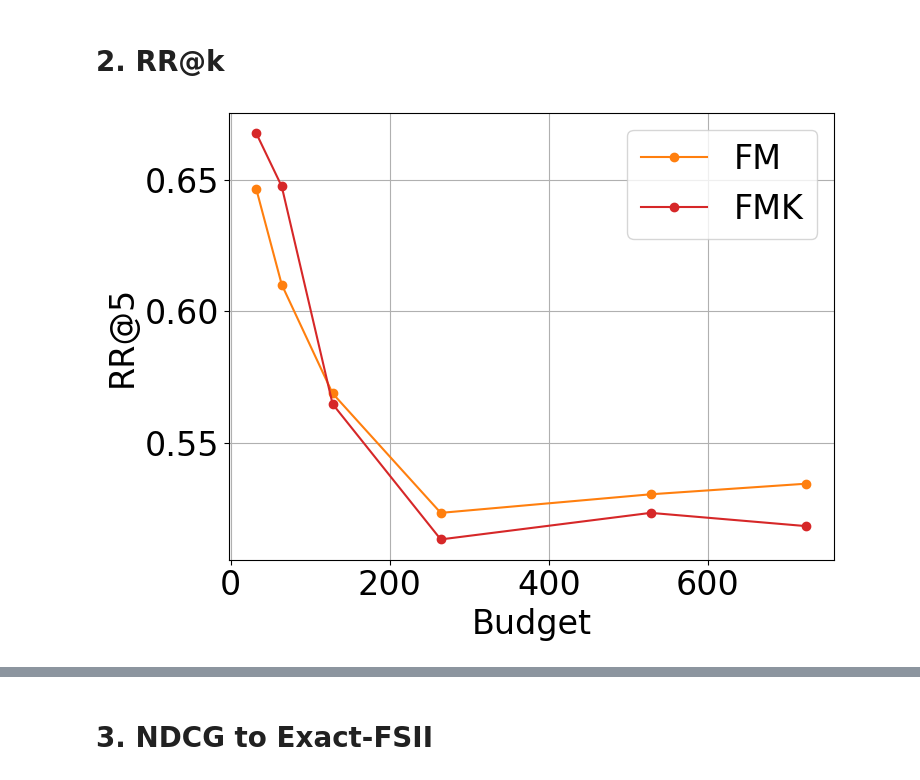
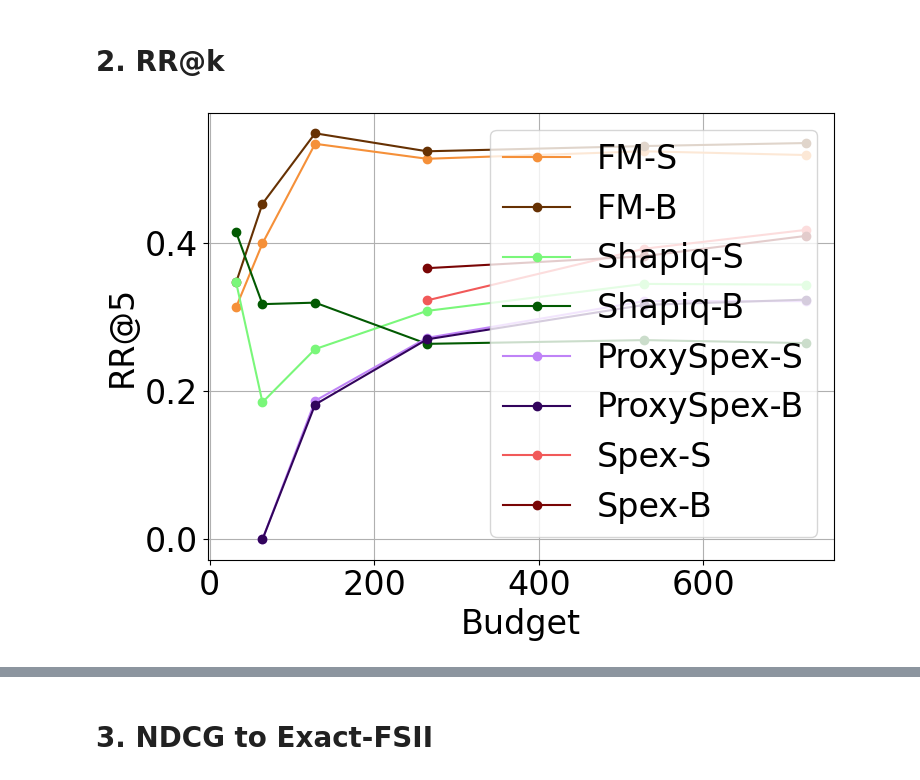
Before and after one commit to iNema9590/LLMX, a Jupyter notebook: Notebooks/musique_shap.ipynb, the cells around one changed output, grey strips where cells are left out. Saved outputs shown, nothing was run; the diff lists cells and outputs as text; code cells hidden in the pictures.

```diff
--- a/Notebooks/musique_shap.ipynb
+++ b/Notebooks/musique_shap.ipynb
@@ -312,3 +321,5 @@ Save complete.
+# %%
+K_VALUES = [1, 2, 3, 4, 5]
 # %%
 with open(f"{utility_cache_base_dir}/results.pkl", "wb") as f:
     pickle.dump(all_results, f)
@@ -316,10 +327,10 @@ with open(f"{utility_cache_base_dir}/results.pkl", "wb") as f:
 with open(f"{utility_cache_base_dir}/extras.pkl", "wb") as f:
     pickle.dump(extras, f)
 # %%
-with open(f"{utility_cache_base_dir}/results.pkl", "rb") as f:
+with open(f"{utility_cache_base_dir}/results4.pkl", "rb") as f:
     all_results = pickle.load(f)
 
-with open(f"{utility_cache_base_dir}/extras.pkl", "rb") as f:
+with open(f"{utility_cache_base_dir}/extras4.pkl", "rb") as f:
     extras = pickle.load(f)
 # %%
 extras[1]
@@ -538,7 +549,7 @@ for i, rw in enumerate(all_results):
     for method in aps:
         aps[method].append(map_from_scores(rw["methods"][method], GT(i)))
 # %%
-constant_methods = ['Exact-Shap', 'Exact-FSII', 'Exact-Banzhaf']  # adjust if needed
+constant_methods = ['Exact-Shap', 'Exact-FSII', 'Exact-Banzhaf', 'Exact-FBII']  # adjust if needed
 
 # Containers
 budgeted_data = {}   # family -> list of (budget, mean_value)
@@ -576,7 +587,8 @@ for family, items in budgeted_data.items():
 
 # Plot constant methods as horizontal lines
 for method, mean_val in constant_data.items():
-    plt.axhline(y=mean_val, label=method)
+    if "Exac" not in method:
+        plt.axhline(y=mean_val, label=method)
 
 plt.xlabel("Budget")
 plt.ylabel("PR-AUC")
@@ -843,16 +856,24 @@ def extract_budget(key):
     return int(match.group(1)) if match else None
 
 def extract_family(key):
-    if key.startswith("FMK"):
-        return 'FMK'
-    elif key.startswith("FM"):
-        return "FM"
-    elif key.startswith("Spex"):
-        return "Spex"
+    if key.startswith("FM-S"):
+        return 'FM-S'
+    elif key.startswith("FM-B"):
+        return 'FM-B'
+    elif key.startswith("Spex-S"):
+        return "Spex-S"
+    elif key.startswith("Spex-B"):
+        return "Spex-B"
+    elif key.startswith("ProxySpex-S"):
+        return "ProxySpex-S"
+    elif key.startswith("ProxySpex-B"):
+        return "ProxySpex-B"
     elif key.startswith("Flk"):
         return key.split("_")[0]+"_"+key.split("_")[1]
-    elif key.startswith("Shapiq"):
-        return "Shapiq"
+    elif key.startswith("Shapiq-S"):
+        return "Shapiq-S"
+    elif key.startswith("Shapiq-B"):
+        return "Shapiq-B"
     return None
 
 def collect_rr_at_k_over_budgets(extras, k):
@@ -878,34 +899,34 @@ plt.figure(figsize=(8,6))
 # Plot budgeted families
 for family, budget_rrs in rr_avg.items():
     budgets = sorted(budget_rrs.keys())
     values = [budget_rrs[b] for b in budgets]
     if "FR" in family:
         plt.scatter(budgets, values, marker='x', label=family, color=get_color(family))
     else:
         plt.plot(budgets, values, marker='o', label=family, color=get_color(family))
 
 # Plot constant methods (e.g., Exact-FSII, LOO, ARC-JSD) as horizontal lines
 # constant_methods = ['Exact-FSII', 'LOO', 'ARC-JSD']
 # for method in constant_methods:
 #     # Collect RR@k for each experiment and average
 #     rr_vals = []
 #     for exp in extras:
 #         if method in exp:
 #             rr_vals.append(compute_rr_at_k(exp[method], ground_truth, k))
 #     if rr_vals:
 #         avg_rr = np.mean(rr_vals)
 #         plt.axhline(y=avg_rr, color=None, linestyle='--', label=method)
 
 plt.xlabel('Budget')
 plt.ylabel(f'RR@{k}')
 plt.legend()
 plt.grid(True)
 plt.tight_layout()
 # plt.savefig(f"../Figures/{model_path.split('/')[1].split('-')[0]}/rr@5_rank.pdf", bbox_inches='tight')
 
 plt.show()
 # %% [output]
-[figure, old version]
+[figure, new version]
 # %%
 import matplotlib.lines as mlines
 
```
Also changed, not shown: parts of 14 cells of this notebook, 4 other files.
